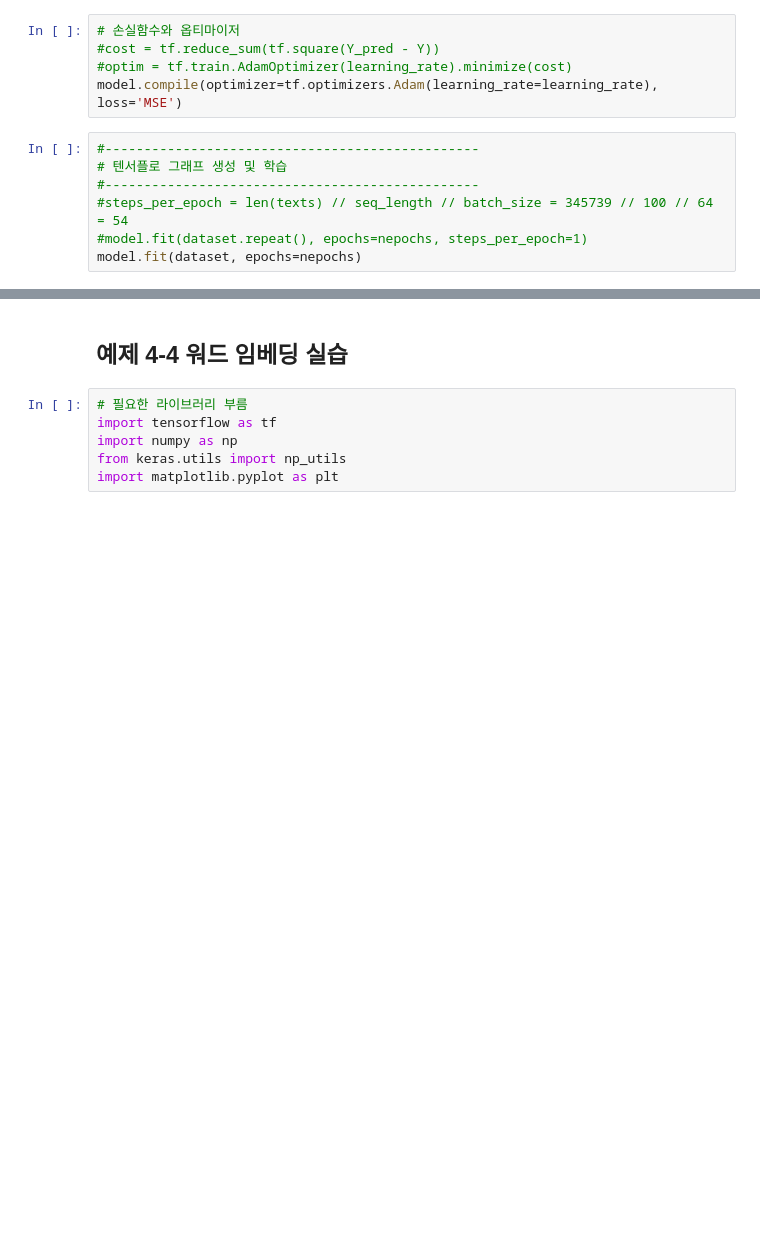
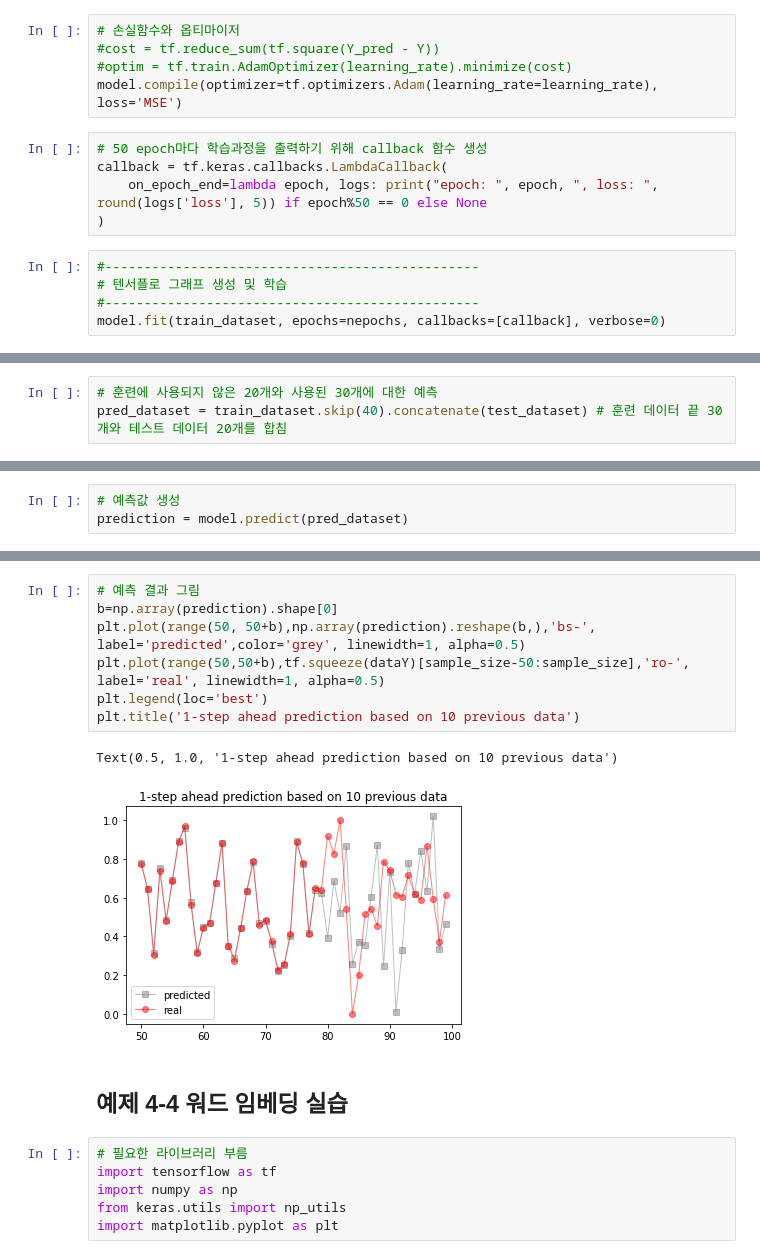
Before and after one commit to TrynBug/golbin, a Jupyter notebook: DeepLearningWithTnesorFlow/4장/예제4.ipynb, the cells around one changed output, grey strips where cells are left out. Drawn from its saved outputs; the diff is of its cells as text; blank space fills up the shorter version.

```diff
--- a/DeepLearningWithTnesorFlow/4장/예제4.ipynb
+++ b/DeepLearningWithTnesorFlow/4장/예제4.ipynb
@@ -542,11 +720,14 @@ _________________________________________________________________
 #cost = tf.reduce_sum(tf.square(Y_pred - Y))
 #optim = tf.train.AdamOptimizer(learning_rate).minimize(cost)
 model.compile(optimizer=tf.optimizers.Adam(learning_rate=learning_rate), loss='MSE')
+# %%
+# 50 epoch마다 학습과정을 출력하기 위해 callback 함수 생성
+callback = tf.keras.callbacks.LambdaCallback(
+    on_epoch_end=lambda epoch, logs: print("epoch: ", epoch, ", loss: ", round(logs['loss'], 5)) if epoch%50 == 0 else None
+)
 # %%
 #------------------------------------------------
 # 텐서플로 그래프 생성 및 학습
 #------------------------------------------------
-#steps_per_epoch = len(texts) // seq_length // batch_size = 345739 // 100 // 64 = 54
-#model.fit(dataset.repeat(), epochs=nepochs, steps_per_epoch=1)
-model.fit(dataset, epochs=nepochs)
+model.fit(train_dataset, epochs=nepochs, callbacks=[callback], verbose=0)
 # %% [output]
@@ -556,0 +755,3 @@ ValueError: in converted code:
+# %%
+# 훈련에 사용되지 않은 20개와 사용된 30개에 대한 예측
+pred_dataset = train_dataset.skip(40).concatenate(test_dataset) # 훈련 데이터 끝 30개와 테스트 데이터 20개를 합침
@@ -556,0 +764,3 @@ ValueError: in converted code:
+# %%
+# 예측값 생성
+prediction = model.predict(pred_dataset)
@@ -557,3 +782,13 @@ ValueError: in converted code:
+# %%
+# 예측 결과 그림
+b=np.array(prediction).shape[0]
+plt.plot(range(50, 50+b),np.array(prediction).reshape(b,),'bs-', label='predicted',color='grey', linewidth=1, alpha=0.5)
+plt.plot(range(50,50+b),tf.squeeze(dataY)[sample_size-50:sample_size],'ro-', label='real', linewidth=1, alpha=0.5)
+plt.legend(loc='best')
+plt.title('1-step ahead prediction based on 10 previous data')
+# %% [output]
+Text(0.5, 1.0, '1-step ahead prediction based on 10 previous data')
+[figure, added]
 # %% [markdown]
 ## 예제 4-4 워드 임베딩 실습
 # %%
```
Also changed, not shown: parts of 85 cells of this notebook.
